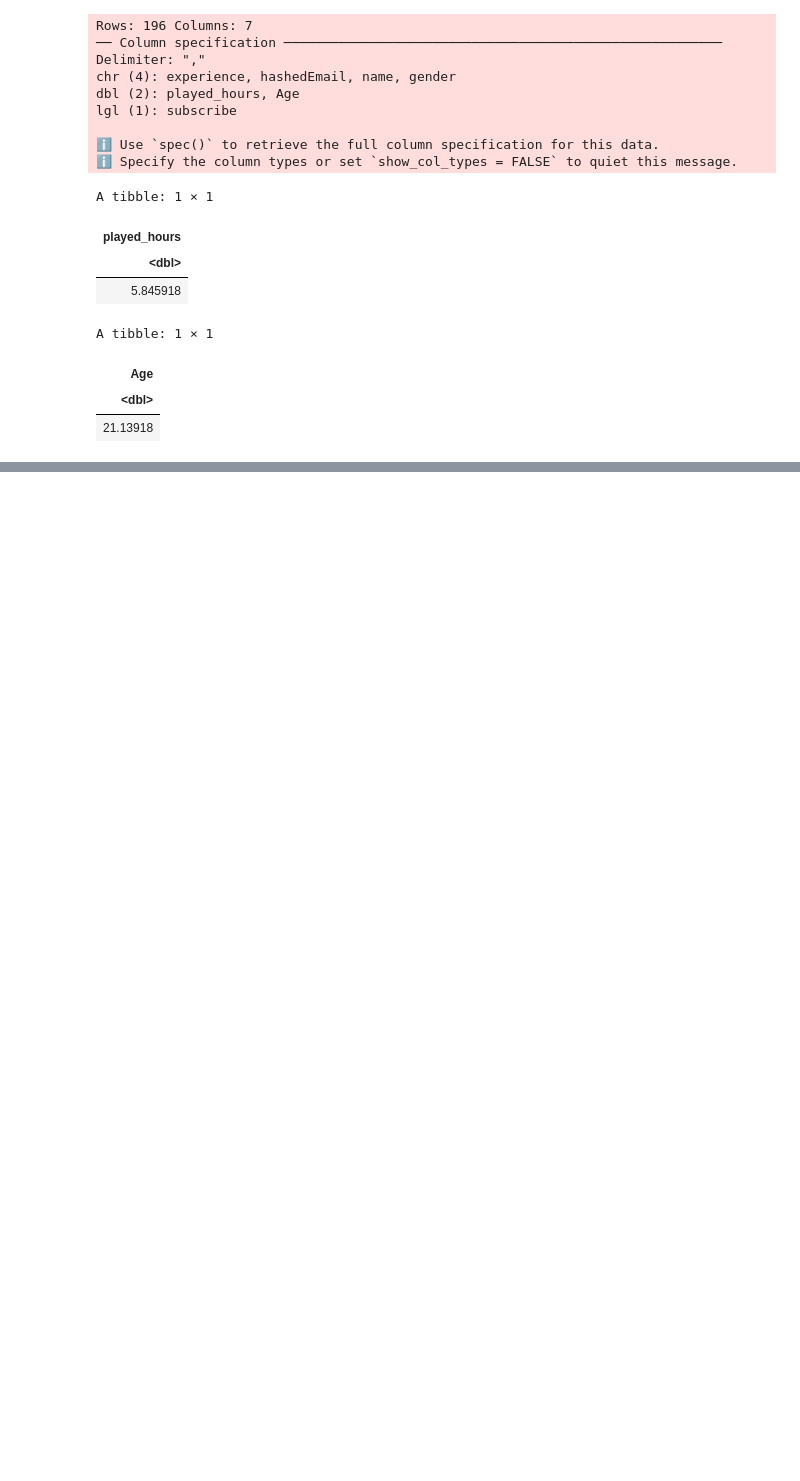
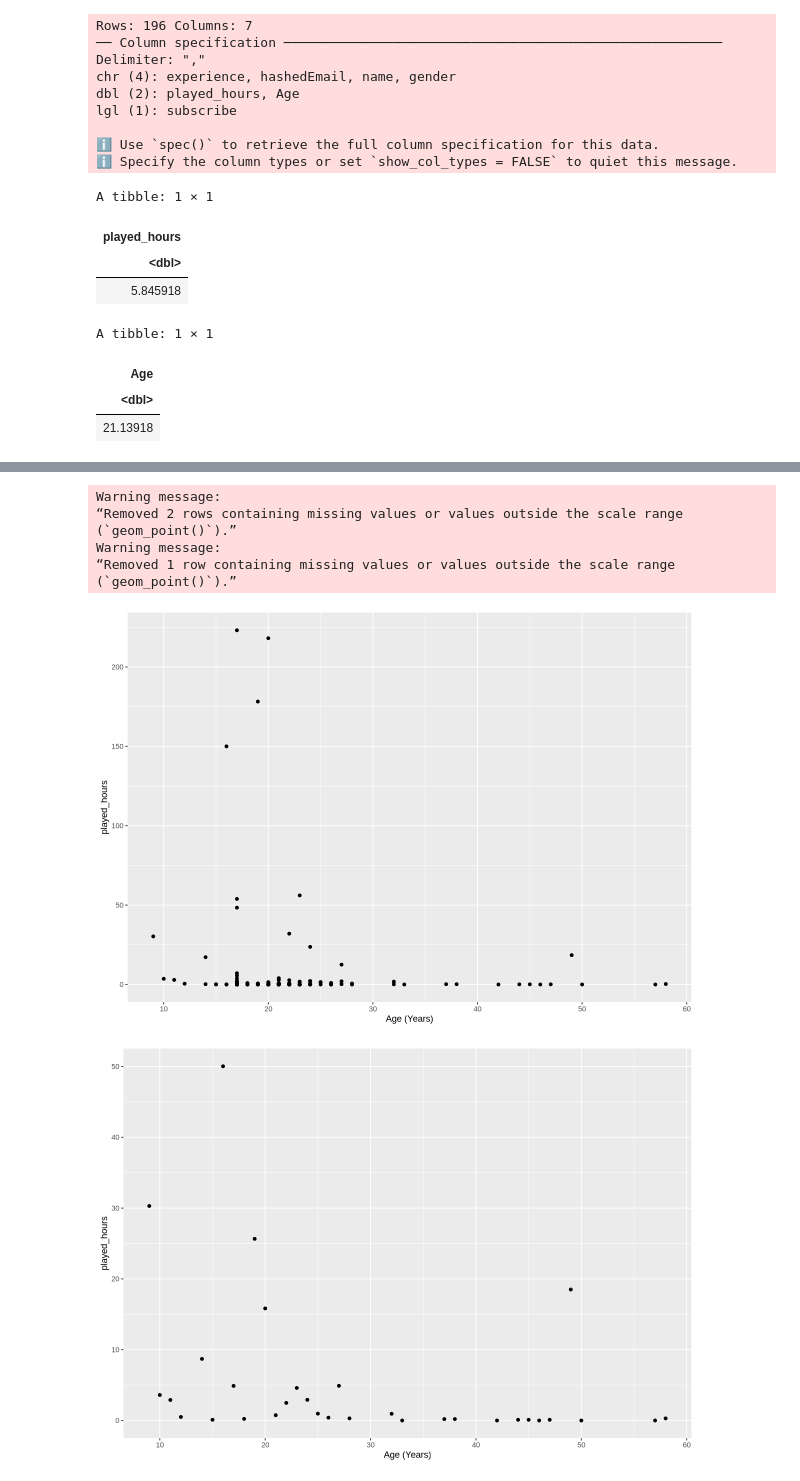
Before and after one commit to aoneile8-2/DSCI_project, a Jupyter notebook: Untitled1.ipynb, the cells around one changed output, grey strips where cells are left out. Cells and saved outputs as stored; diff of their text form; code cells hidden in the pictures; blank space fills up the shorter version.

```diff
--- a/Untitled1.ipynb
+++ b/Untitled1.ipynb
@@ -28,8 +49,9 @@ I will be addressing question 2: 'Which kinds of players are likely to contribut
 # %%
-players = read_csv("data/players.csv")
-hours = summarize(players, played_hours = mean(played_hours, na.rm = TRUE))
+players <- read_csv("data/players.csv") # dataset can be loaded!
+# + data already tidy as far as i can tell.
+hours <- summarize(players, played_hours = mean(played_hours, na.rm = TRUE))
 hours
-age = summarize(players, Age = mean(Age, na.rm = TRUE))
+age <- summarize(players, Age = mean(Age, na.rm = TRUE))
 age
 # %% [output]
 Rows: 196 Columns: 7
@@ -51,0 +84,4 @@ A tibble: 1 × 1
+# %%
+players_avh <- group_by(players, Age) |>
+    summarize(played_hours = mean(played_hours, na.rm = TRUE))
+players_avh
@@ -51,0 +99,20 @@ A tibble: 1 × 1
+# %%
+options(repr.plot.width = 10, repr.plot.height = 7)
+age_vs_hours <- ggplot(players, aes(x=Age, y=played_hours)) +
+    geom_point() +
+    labs(x="Age (Years)", "Average played (Hours)")
+age_vs_hours
+options(repr.plot.width = 10, repr.plot.height = 7)
+age_vs_hours_avg <- ggplot(players_avh, aes(x=Age, y=played_hours)) +
+    geom_point() +
+    labs(x="Age (Years)", "Average played (Hours)")
+age_vs_hours_avg
+# %% [output]
+Warning message:
+“Removed 2 rows containing missing values or values outside the scale range
+(`geom_point()`).”
+Warning message:
+“Removed 1 row containing missing values or values outside the scale range
+(`geom_point()`).”
+[figure, added]
+[figure, added]
```
Also changed, not shown: parts of 6 cells of this notebook.
